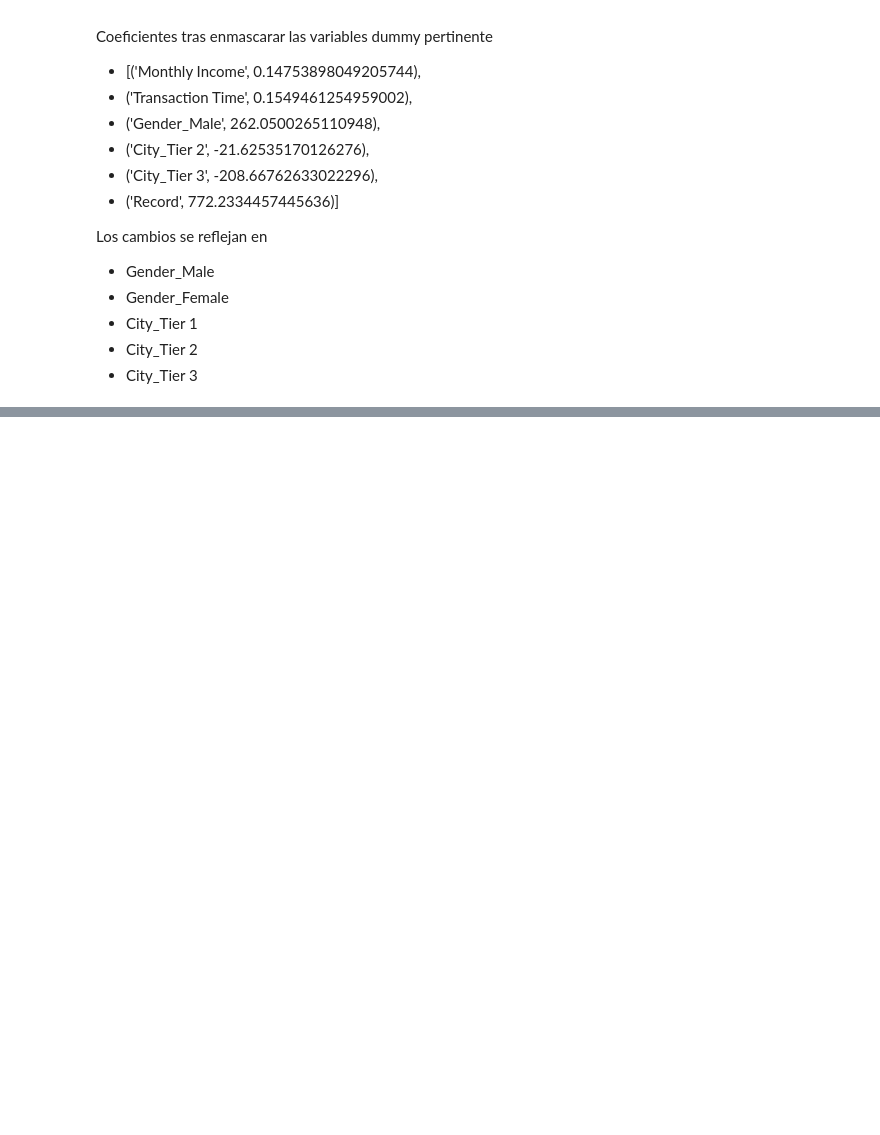
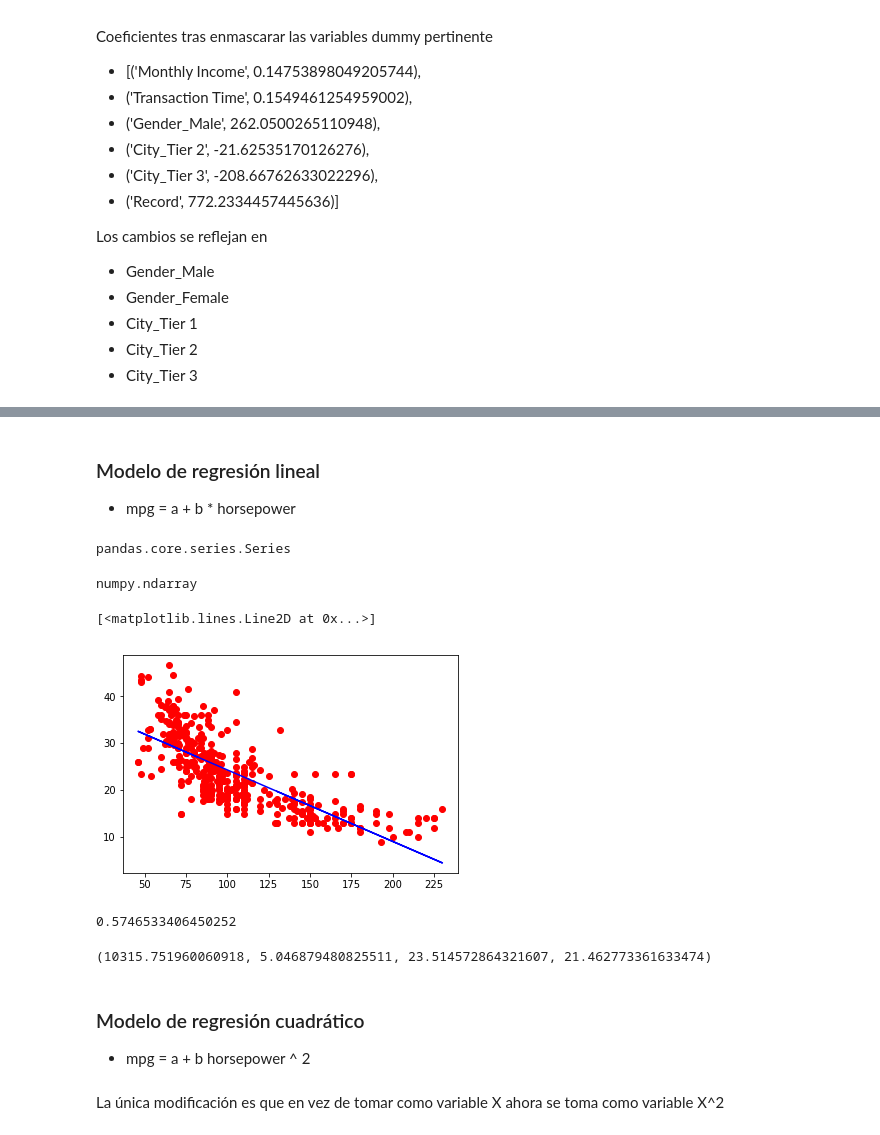
Before and after one commit to ososuna/python-ml, a Jupyter notebook: notebooks/T4 - 5 - Linear Regression - Problemas con la regresión lineal.ipynb .ipynb, the cells around one changed output, grey strips where cells are left out. Cells and saved outputs as stored; diff of their text form; code cells hidden in the pictures; blank space fills up the shorter version.

```diff
--- a/notebooks/T4 - 5 - Linear Regression - Problemas con la regresión lineal.ipynb .ipynb
+++ b/notebooks/T4 - 5 - Linear Regression - Problemas con la regresión lineal.ipynb .ipynb
@@ -274,0 +317,48 @@ Los cambios se reflejan en
+# %% [markdown]
+### Modelo de regresión lineal
+* mpg = a + b * horsepower
+# %%
+X = data_auto['horsepower'].fillna(data_auto['horsepower'].mean())
+Y = data_auto['mpg'].fillna(data_auto['mpg'].mean())
+X_data = X[:, np.newaxis]
+# %%
+# La función espera un dataframe, no un vector, por lo tanto creamos una nueva dimensión de X
+lm = LinearRegression().fit(X[:, np.newaxis],Y)
+# %%
+type(X)
+# %% [output]
+pandas.core.series.Series
+# %%
+type(X_data)
+# %% [output]
+numpy.ndarray
+# %%
+%matplotlib inline
+plt.plot(X, Y, 'ro')
+plt.plot(X, lm.predict(X_data), color='blue')
+# %% [output]
+[<matplotlib.lines.Line2D at 0x...>]
+[figure, added]
+# %%
+# R^2
+lm.score(X_data, Y)
+# %% [output]
+0.5746533406450252
+# %%
+# Suma de los cuadrados de las desviaciones
+SSD = np.sum((Y - lm.predict(X_data))**2)
+# Desviación típica de los residuos
+RSE = np.sqrt(SSD/(len(X_data)-1))
+# Media de Y
+y_mean = np.mean(Y)
+# Error
+error = RSE/y_mean
+
+SSD, RSE, y_mean, error*100
+# %% [output]
+(10315.751960060918, 5.046879480825511, 23.514572864321607, 21.462773361633474)
+# %% [markdown]
+### Modelo de regresión cuadrático
+* mpg = a + b horsepower ^ 2
+# %% [markdown]
+La única modificación es que en vez de tomar como variable X ahora se toma como variable X^2
```
Also changed, not shown: parts of 17 cells of this notebook.
